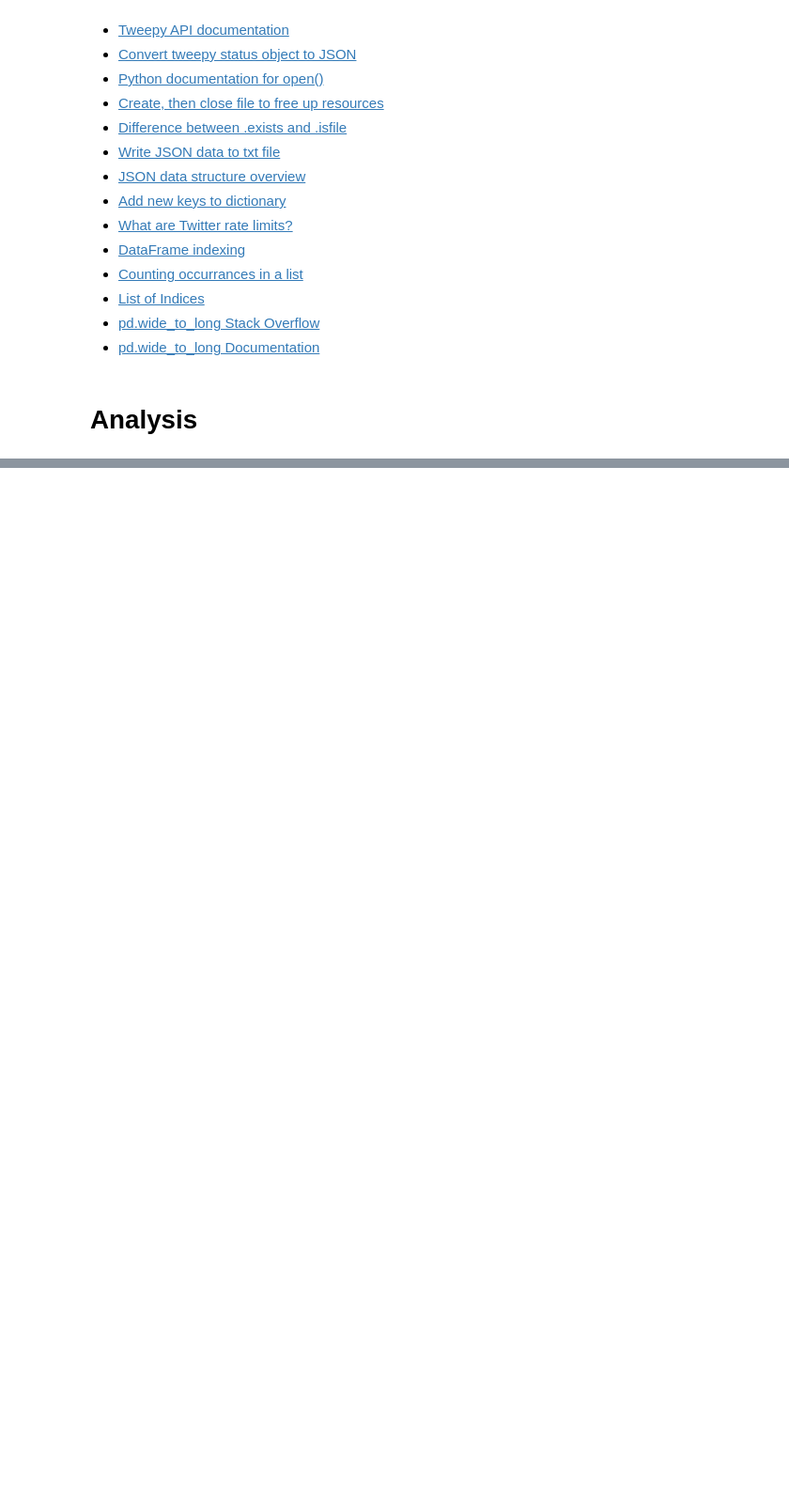
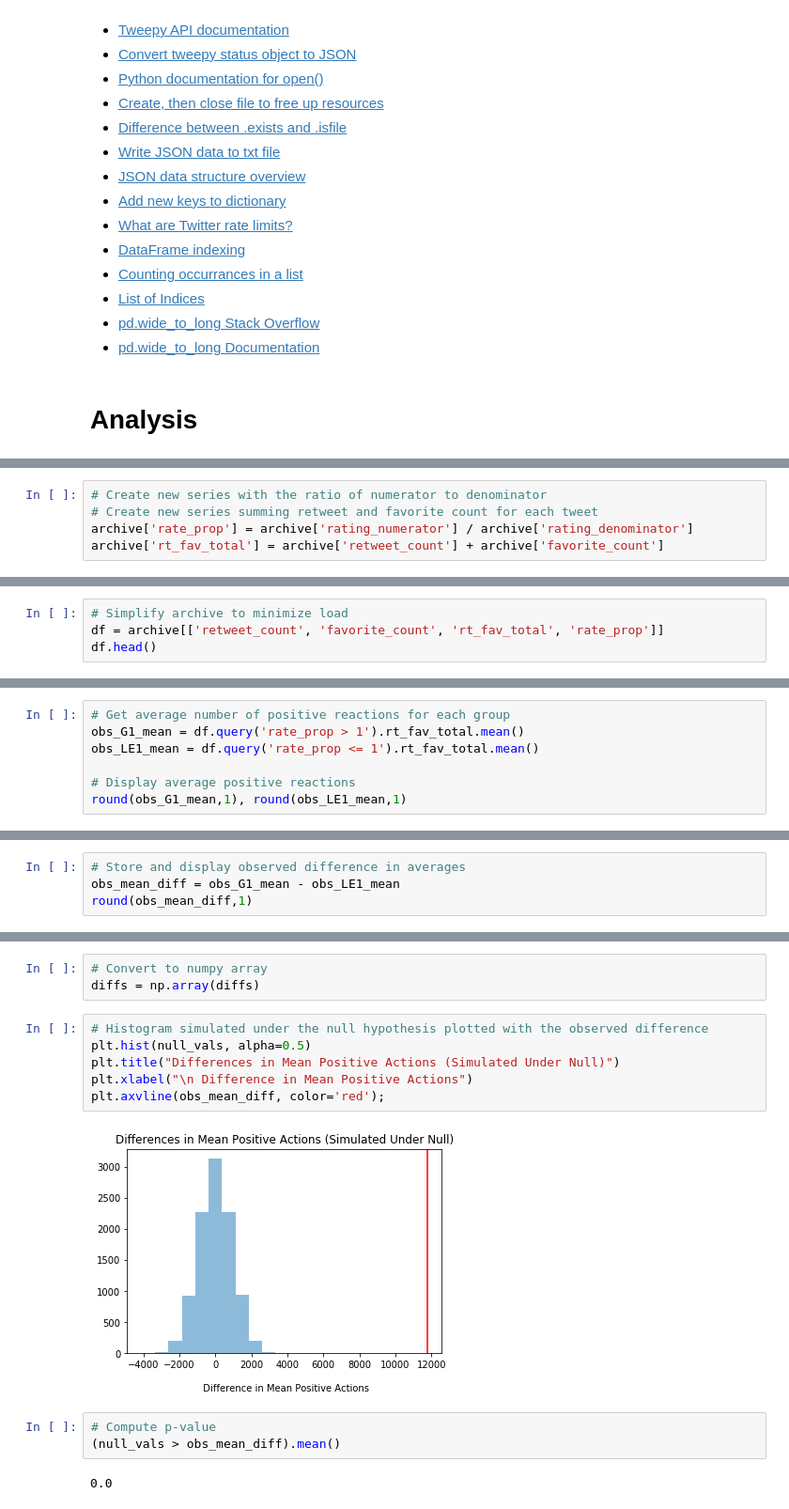
Before and after one commit to alexfetterman/WeRateDogs-Twitter-DAND, a Jupyter notebook: wrangle_act.ipynb, the cells around one changed output, grey strips where cells are left out. Shown: that part at 94% size. Saved outputs shown, nothing was run; the diff lists cells and outputs as text; blank space fills up the shorter version.

```diff
--- a/wrangle_act.ipynb
+++ b/wrangle_act.ipynb
@@ -1224,0 +1279,5 @@ preds_clean.to_csv('image_predictions_master.csv', index=False)
+# %%
+# Create new series with the ratio of numerator to denominator
+# Create new series summing retweet and favorite count for each tweet
+archive['rate_prop'] = archive['rating_numerator'] / archive['rating_denominator']
+archive['rt_fav_total'] = archive['retweet_count'] + archive['favorite_count']
@@ -1224,0 +1300,4 @@ preds_clean.to_csv('image_predictions_master.csv', index=False)
+# %%
+# Simplify archive to minimize load
+df = archive[['retweet_count', 'favorite_count', 'rt_fav_total', 'rate_prop']]
+df.head()
@@ -1224,0 +1311,7 @@ preds_clean.to_csv('image_predictions_master.csv', index=False)
+# %%
+# Get average number of positive reactions for each group
+obs_G1_mean = df.query('rate_prop > 1').rt_fav_total.mean()
+obs_LE1_mean = df.query('rate_prop <= 1').rt_fav_total.mean()
+
+# Display average positive reactions
+round(obs_G1_mean,1), round(obs_LE1_mean,1)
@@ -1224,0 +1320,4 @@ preds_clean.to_csv('image_predictions_master.csv', index=False)
+# %%
+# Store and display observed difference in averages
+obs_mean_diff = obs_G1_mean - obs_LE1_mean
+round(obs_mean_diff,1)
@@ -1224,0 +1335,16 @@ preds_clean.to_csv('image_predictions_master.csv', index=False)
+# %%
+# Convert to numpy array
+diffs = np.array(diffs)
+# %%
+# Histogram simulated under the null hypothesis plotted with the observed difference
+plt.hist(null_vals, alpha=0.5)
+plt.title("Differences in Mean Positive Actions (Simulated Under Null)")
+plt.xlabel("\n Difference in Mean Positive Actions")
+plt.axvline(obs_mean_diff, color='red');
+# %% [output]
+[figure, added]
+# %%
+# Compute p-value
+(null_vals > obs_mean_diff).mean()
+# %% [output]
+0.0
```
Also changed, not shown: parts of 49 cells of this notebook.
